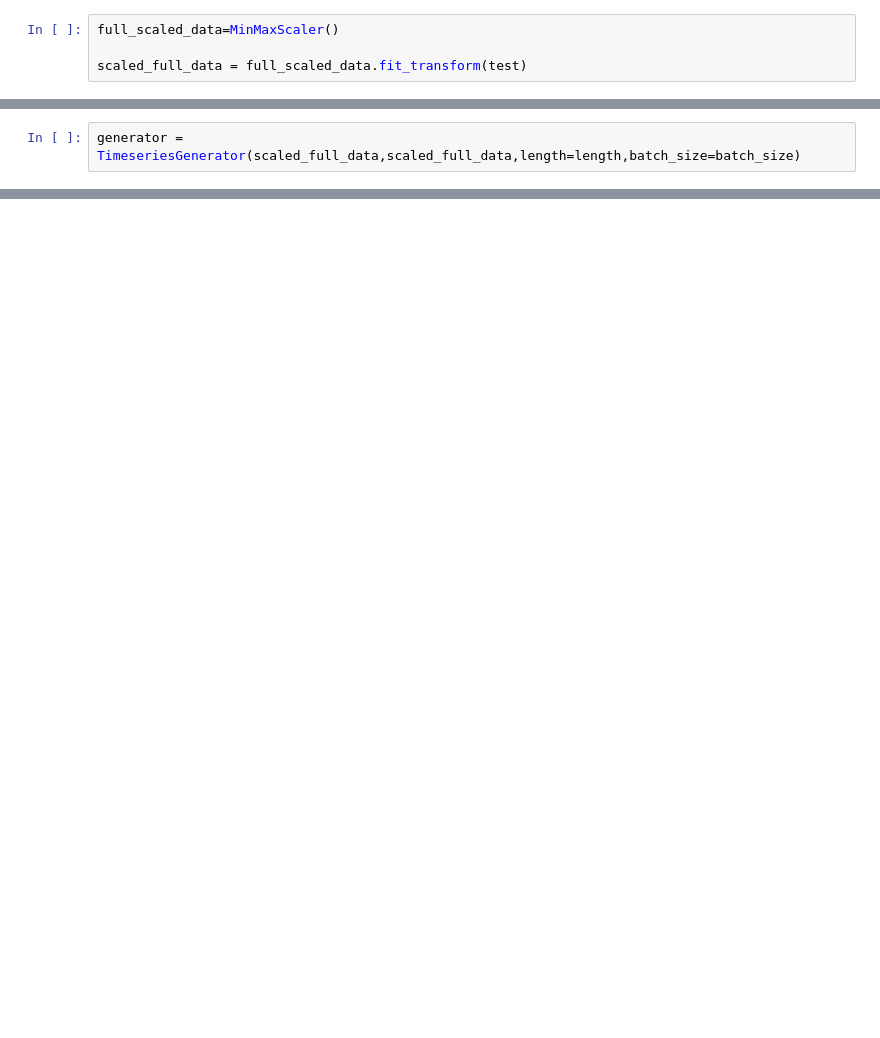
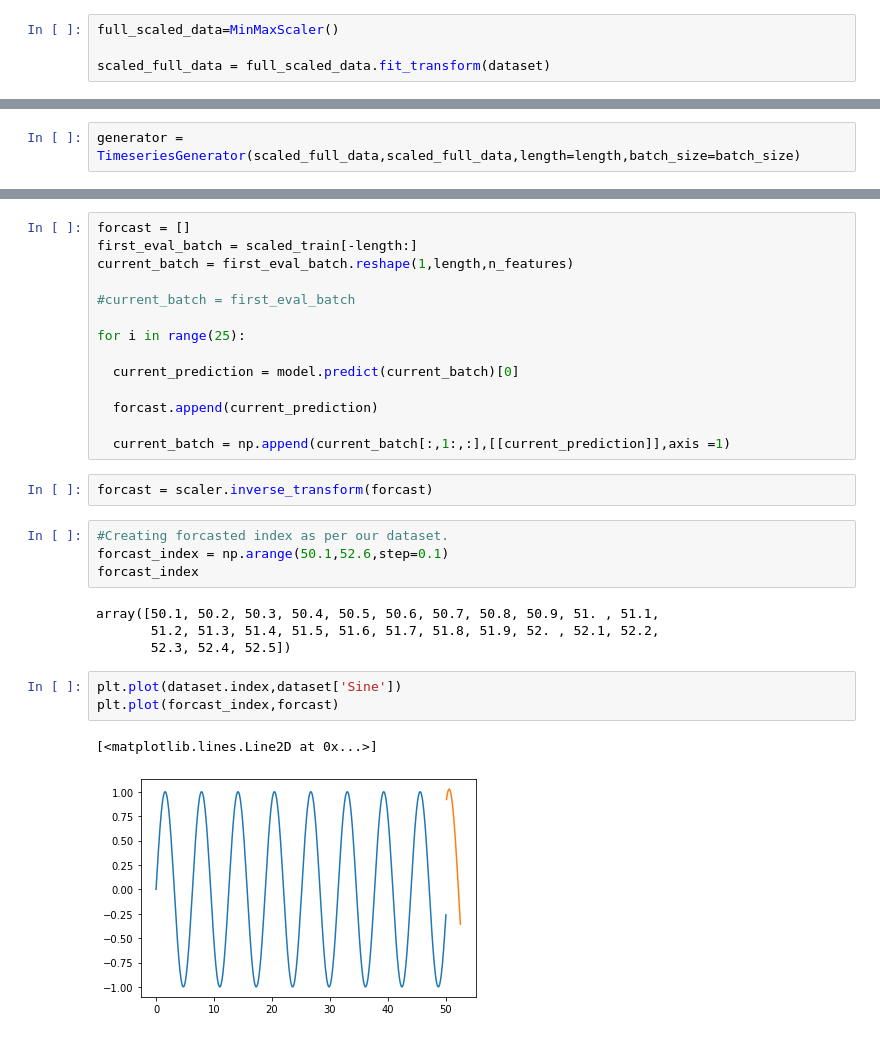
Before and after one commit to nitishast/TF, a Jupyter notebook: Running_a_basic_RNN_model_on_sinewave.ipynb, the cells around one changed output, grey strips where cells are left out. Cells and saved outputs as stored; diff of their text form; blank space fills up the shorter version.

```diff
--- a/Running_a_basic_RNN_model_on_sinewave.ipynb
+++ b/Running_a_basic_RNN_model_on_sinewave.ipynb
@@ -323,7 +323,7 @@ test.plot(figsize=(14,10))
 # %%
 full_scaled_data=MinMaxScaler()
 
-scaled_full_data = full_scaled_data.fit_transform(test)
+scaled_full_data = full_scaled_data.fit_transform(dataset)
 # %%
 len(scaled_full_data)
 # %% [output]
@@ -367,0 +374,30 @@ InvalidArgumentError: ignored
+# %%
+forcast = []
+first_eval_batch = scaled_train[-length:]
+current_batch = first_eval_batch.reshape(1,length,n_features)
+
+#current_batch = first_eval_batch
+
+for i in range(25):
+
+  current_prediction = model.predict(current_batch)[0]
+
+  forcast.append(current_prediction)
+
+  current_batch = np.append(current_batch[:,1:,:],[[current_prediction]],axis =1)
+# %%
+forcast = scaler.inverse_transform(forcast)
+# %%
+#Creating forcasted index as per our dataset.
+forcast_index = np.arange(50.1,52.6,step=0.1)
+forcast_index
+# %% [output]
+array([50.1, 50.2, 50.3, 50.4, 50.5, 50.6, 50.7, 50.8, 50.9, 51. , 51.1,
+       51.2, 51.3, 51.4, 51.5, 51.6, 51.7, 51.8, 51.9, 52. , 52.1, 52.2,
+       52.3, 52.4, 52.5])
+# %%
+plt.plot(dataset.index,dataset['Sine'])
+plt.plot(forcast_index,forcast)
+# %% [output]
+[<matplotlib.lines.Line2D at 0x...>]
+[figure, added]
```
Also changed, not shown: parts of 3 cells of this notebook.
